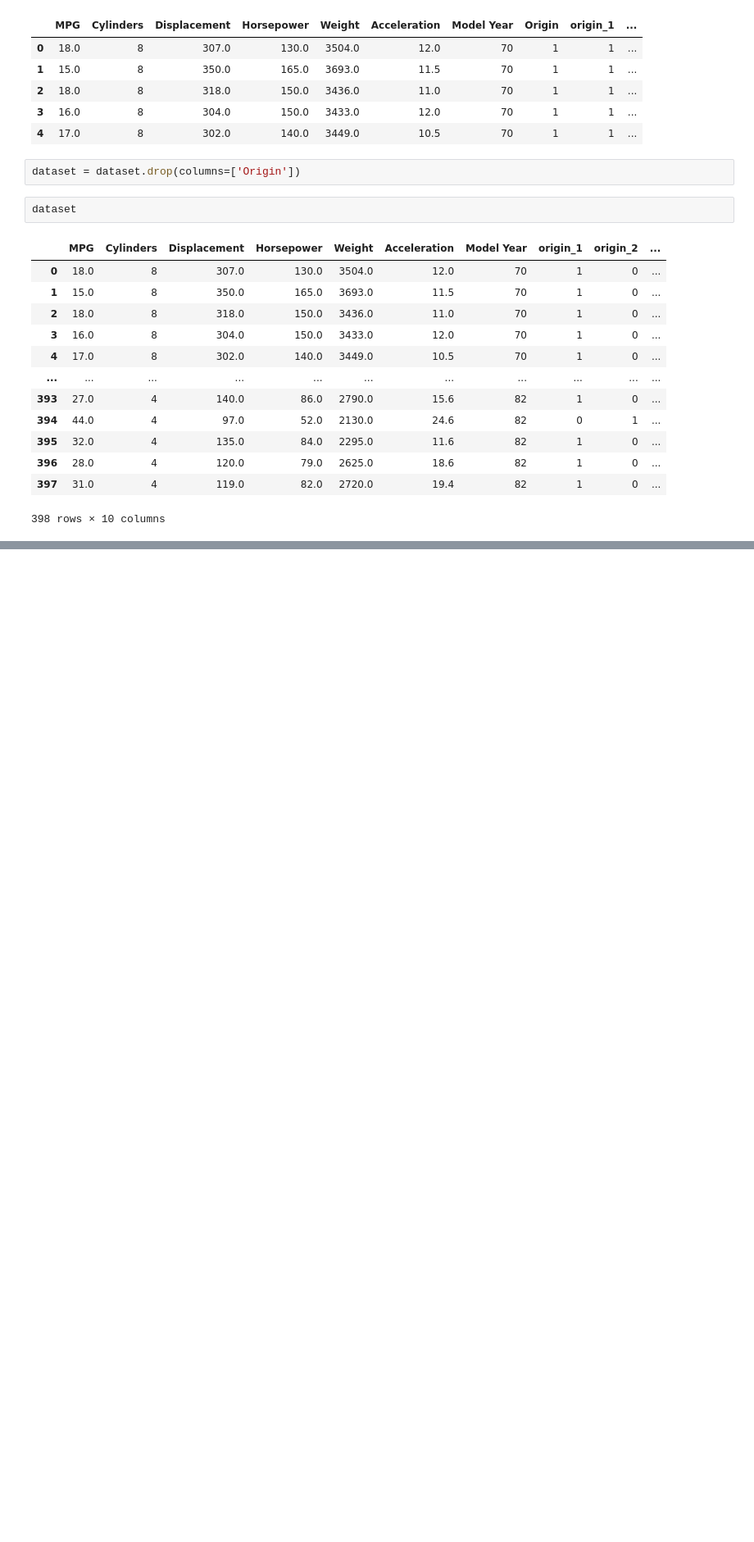
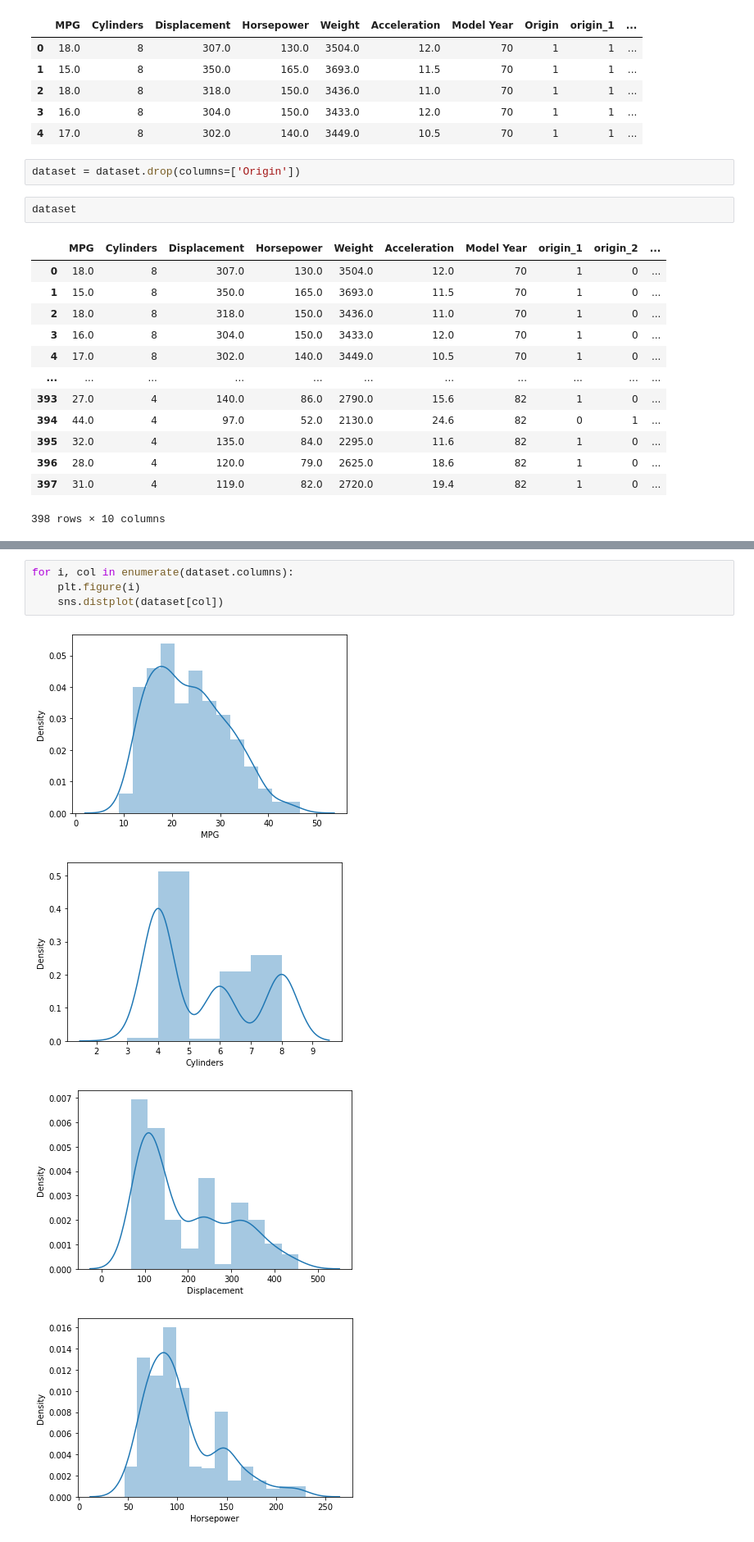
Before and after one commit to wajeehulhassanvii/computervision, a Jupyter notebook: notebooks/sdc_auto_mpg.ipynb, the cells around one changed output, grey strips where cells are left out. Shown: that part at 82% size. Cells and saved outputs as stored; diff of their text form; blank space fills up the shorter version.

```diff
--- a/notebooks/sdc_auto_mpg.ipynb
+++ b/notebooks/sdc_auto_mpg.ipynb
@@ -271,0 +310,9 @@ dataset
+# %%
+for i, col in enumerate(dataset.columns):
+    plt.figure(i)
+    sns.distplot(dataset[col])
+# %% [output]
+[figure, added]
+[figure, added]
+[figure, added]
+[figure, added]
```
Also changed, not shown: parts of 52 cells of this notebook, 2 other files.
